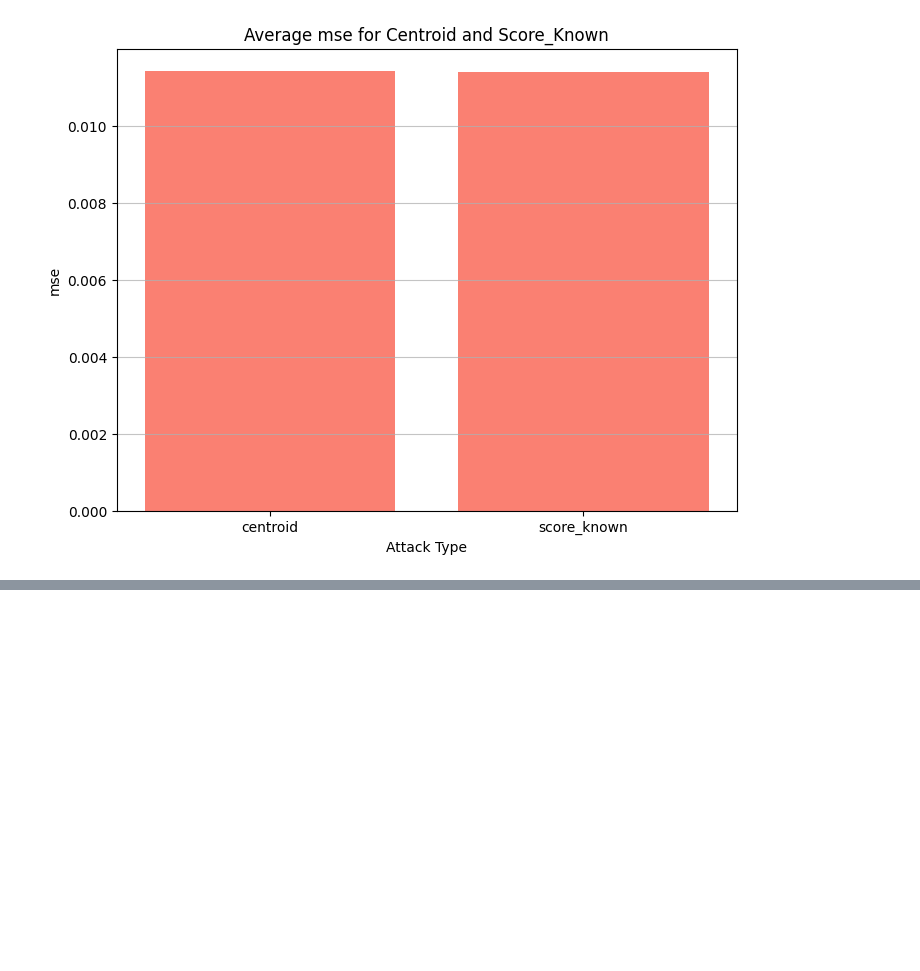
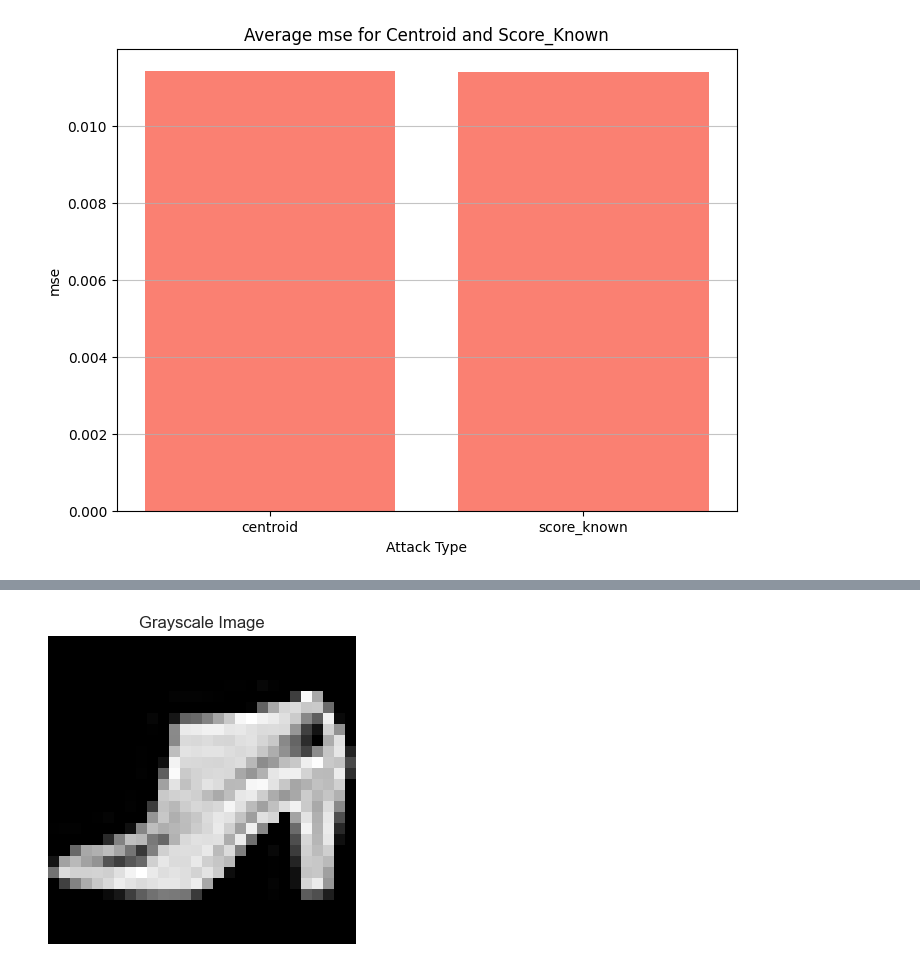
Before and after one commit to szyszyzys/poison_data_valuation, a Jupyter notebook: test.ipynb, the cells around one changed output, grey strips where cells are left out. Saved outputs shown, nothing was run; the diff lists cells and outputs as text; code cells hidden in the pictures; blank space fills up the shorter version.

```diff
--- a/test.ipynb
+++ b/test.ipynb
@@ -250,3 +250,8 @@ Grouped results:
 [figure]
 [figure]
 [figure]
+# %%
+from attack.attack_gradient_market.poison_attack.attack_martfl import BackdoorImageGenerator
+
+backdoor_generator = BackdoorImageGenerator(trigger_type="blended_patch", target_label=0,
+                                            channels=1)
@@ -252,0 +260,5 @@ Grouped results:
+# %%
+from marketplace.utils.gradient_market_utils.data_processor import get_data_set
+
+client_loaders, full_dataset, test_set_loader = get_data_set("FMINIST", buyer_count=5000, num_sellers=1,
+                                                             iid=True)
@@ -252,0 +362,41 @@ Grouped results:
+# %%
+import torch
+import matplotlib.pyplot as plt
+
+def visualize_image_tensor(img_tensor, title="Image"):
+    """
+    Visualize an image tensor using matplotlib.
+
+    Parameters:
+      img_tensor (torch.Tensor): An image tensor, assumed to be either in (C, H, W) or (H, W, C) format.
+      title (str): Title for the plot.
+
+    The pixel values are assumed to be in [0, 1] or [0, 255].
+    For [0, 255], the image will be converted to float and normalized.
+    """
+    # Move to CPU and detach
+    img = img_tensor.detach().cpu()
+
+    # If the tensor is in (C, H, W) format, permute to (H, W, C)
+    if img.ndim == 3 and img.shape[0] in [1, 3]:
+        img = img.permute(1, 2, 0)
+
+    # Convert to numpy array
+    np_img = img.numpy()
+
+    # If pixel values are large (e.g., 0-255), normalize to [0,1] for plotting.
+    if np_img.max() > 1:
+        np_img = np_img / 255.0
+
+    plt.figure(figsize=(4, 4))
+    plt.imshow(np_img, cmap='gray' if np_img.shape[-1] == 1 else None)
+    plt.title(title)
+    plt.axis("off")
+    plt.show()
+
+# Example usage:
+# Create a dummy tensor for a grayscale image (1, H, W) where H=W=28.
+dummy_img = torch.rand(1, 28, 28)  # values in [0, 1]
+visualize_image_tensor(clean_loader.dataset[9][0], title="Grayscale Image")
+# %% [output]
+[figure, added]
```
Also changed, not shown: parts of 9 cells of this notebook, 5 other files.
